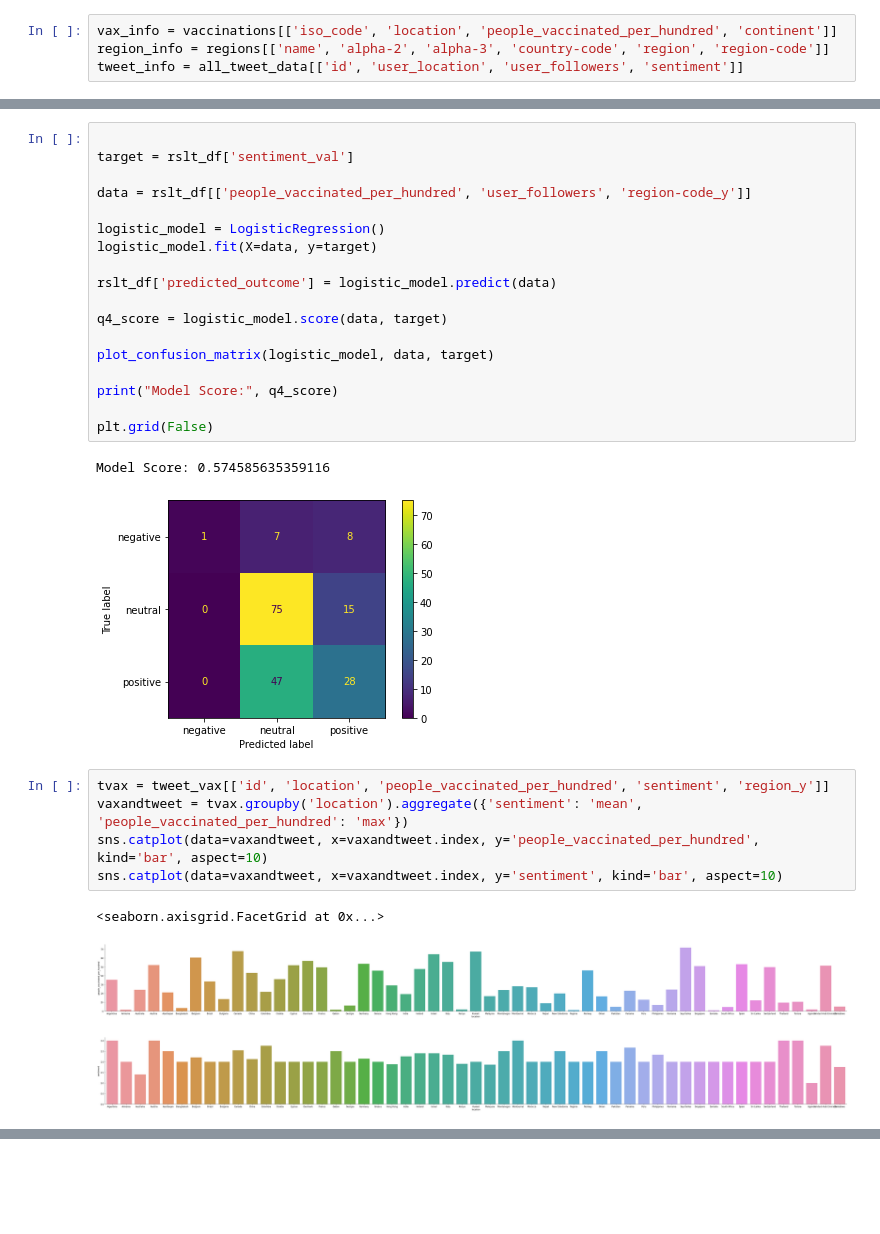
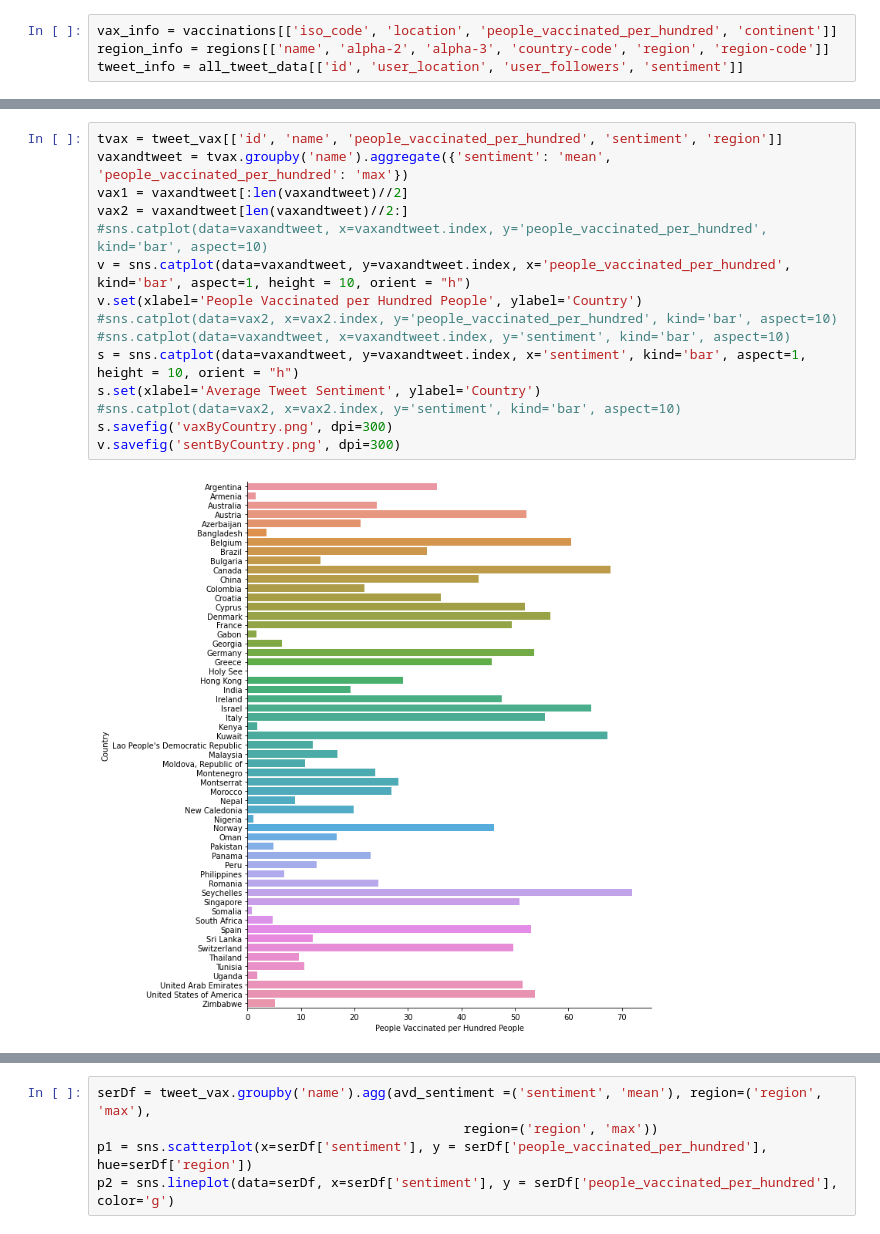
Before and after one commit to naogao/cs216-project, a Jupyter notebook: Logistic Model.ipynb, the cells around one changed output, grey strips where cells are left out. Drawn from its saved outputs; the diff is of its cells as text; blank space fills up the shorter version.

```diff
--- a/Logistic Model.ipynb
+++ b/Logistic Model.ipynb
@@ -180,30 +205,17 @@ print(rslt_df)
-# %%
-
-target = rslt_df['sentiment_val']
-
-data = rslt_df[['people_vaccinated_per_hundred', 'user_followers', 'region-code_y']]
-
-logistic_model = LogisticRegression()
-logistic_model.fit(X=data, y=target)
-
-rslt_df['predicted_outcome'] = logistic_model.predict(data)
-
-q4_score = logistic_model.score(data, target)
-
-plot_confusion_matrix(logistic_model, data, target)
-
-print("Model Score:", q4_score)
-
-plt.grid(False)
-# %% [output]
-Model Score: 0.574585635359116
-[figure, removed]
-# %%
-tvax = tweet_vax[['id', 'location', 'people_vaccinated_per_hundred', 'sentiment', 'region_y']]
-vaxandtweet = tvax.groupby('location').aggregate({'sentiment': 'mean', 'people_vaccinated_per_hundred': 'max'})
-sns.catplot(data=vaxandtweet, x=vaxandtweet.index, y='people_vaccinated_per_hundred', kind='bar', aspect=10)
-sns.catplot(data=vaxandtweet, x=vaxandtweet.index, y='sentiment', kind='bar', aspect=10)
-# %% [output]
-<seaborn.axisgrid.FacetGrid at 0x...>
-[figure, removed]
-[figure, removed]
+# %%
+tvax = tweet_vax[['id', 'name', 'people_vaccinated_per_hundred', 'sentiment', 'region']]
+vaxandtweet = tvax.groupby('name').aggregate({'sentiment': 'mean', 'people_vaccinated_per_hundred': 'max'})
+vax1 = vaxandtweet[:len(vaxandtweet)//2]
+vax2 = vaxandtweet[len(vaxandtweet)//2:]
+#sns.catplot(data=vaxandtweet, x=vaxandtweet.index, y='people_vaccinated_per_hundred', kind='bar', aspect=10)
+v = sns.catplot(data=vaxandtweet, y=vaxandtweet.index, x='people_vaccinated_per_hundred', kind='bar', aspect=1, height = 10, orient = "h")
+v.set(xlabel='People Vaccinated per Hundred People', ylabel='Country')
+#sns.catplot(data=vax2, x=vax2.index, y='people_vaccinated_per_hundred', kind='bar', aspect=10)
+#sns.catplot(data=vaxandtweet, x=vaxandtweet.index, y='sentiment', kind='bar', aspect=10)
+s = sns.catplot(data=vaxandtweet, y=vaxandtweet.index, x='sentiment', kind='bar', aspect=1, height = 10, orient = "h")
+s.set(xlabel='Average Tweet Sentiment', ylabel='Country')
+#sns.catplot(data=vax2, x=vax2.index, y='sentiment', kind='bar', aspect=10)
+s.savefig('vaxByCountry.png', dpi=300)
+v.savefig('sentByCountry.png', dpi=300)
+# %% [output]
+[figure, added]
@@ -209,0 +223,5 @@ sns.catplot(data=vaxandtweet, x=vaxandtweet.index, y='sentiment', kind='bar', as
+# %%
+serDf = tweet_vax.groupby('name').agg(avd_sentiment =('sentiment', 'mean'), region=('region', 'max'),
+                                               region=('region', 'max'))
+p1 = sns.scatterplot(x=serDf['sentiment'], y = serDf['people_vaccinated_per_hundred'], hue=serDf['region'])
+p2 = sns.lineplot(data=serDf, x=serDf['sentiment'], y = serDf['people_vaccinated_per_hundred'], color='g')
```
Also changed, not shown: parts of 13 cells of this notebook.
